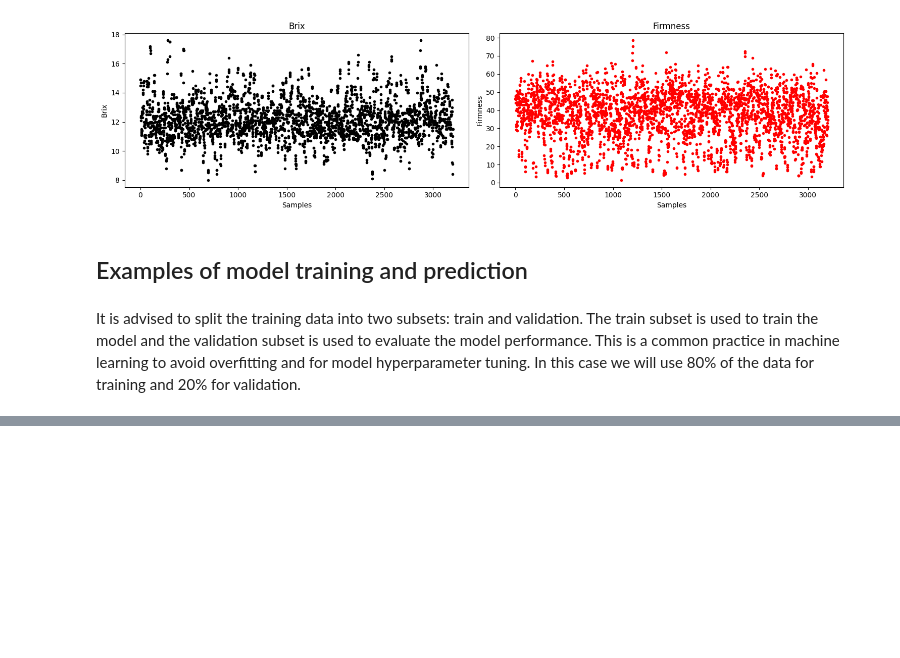
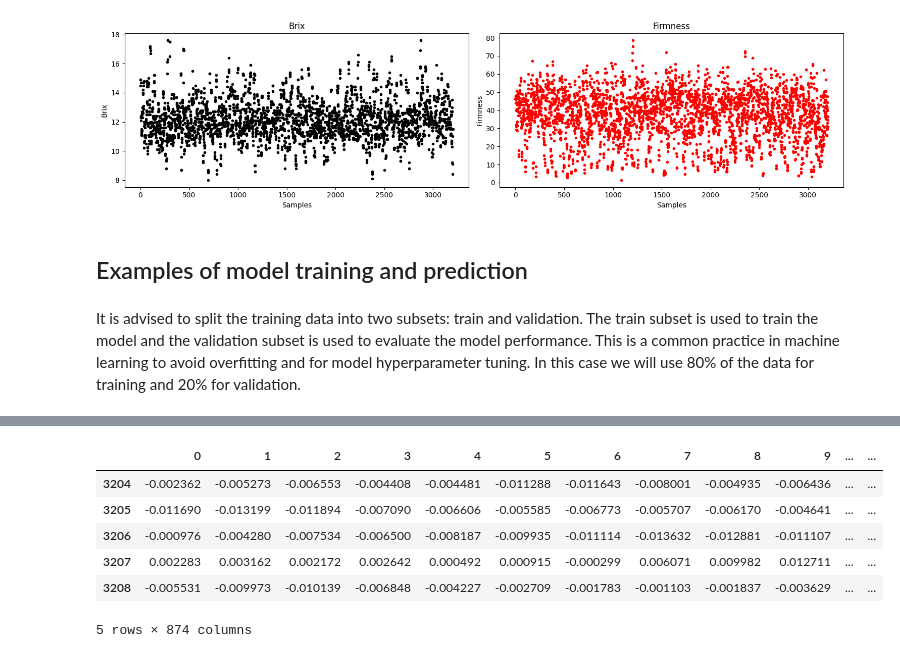
Before and after one commit to minhnhattrinh312/AI_fruit_QA, a Jupyter notebook: Challenge-PearsNIR.ipynb, the cells around one changed output, grey strips where cells are left out. Cells and saved outputs as stored; diff of their text form; code cells hidden in the pictures; blank space fills up the shorter version.

```diff
--- a/Challenge-PearsNIR.ipynb
+++ b/Challenge-PearsNIR.ipynb
@@ -244,3 +248,13 @@ plt.show()
 # %%
 brix_test = pd.DataFrame(sum_predictions, index=x_test.index, columns=[f"{task}"])
 brix_test.to_csv(f"{task}_test_pred_Nhat.csv")
+# %%
+x_2d_snv_test.head()
+# %% [output]
+|  | 0 | 1 | 2 | 3 | 4 | 5 | 6 | 7 | 8 | 9 | ... | ... |
+| 3204 | -0.002362 | -0.005273 | -0.006553 | -0.004408 | -0.004481 | -0.011288 | -0.011643 | -0.008001 | -0.004935 | -0.006436 | ... | ... |
+| 3205 | -0.011690 | -0.013199 | -0.011894 | -0.007090 | -0.006606 | -0.005585 | -0.006773 | -0.005707 | -0.006170 | -0.004641 | ... | ... |
+| 3206 | -0.000976 | -0.004280 | -0.007534 | -0.006500 | -0.008187 | -0.009935 | -0.011114 | -0.013632 | -0.012881 | -0.011107 | ... | ... |
+| 3207 | 0.002283 | 0.003162 | 0.002172 | 0.002642 | 0.000492 | 0.000915 | -0.000299 | 0.006071 | 0.009982 | 0.012711 | ... | ... |
+| 3208 | -0.005531 | -0.009973 | -0.010139 | -0.006848 | -0.004227 | -0.002709 | -0.001783 | -0.001103 | -0.001837 | -0.003629 | ... | ... |
+5 rows × 874 columns
```
Also changed, not shown: parts of 13 cells of this notebook, 3 other files.
